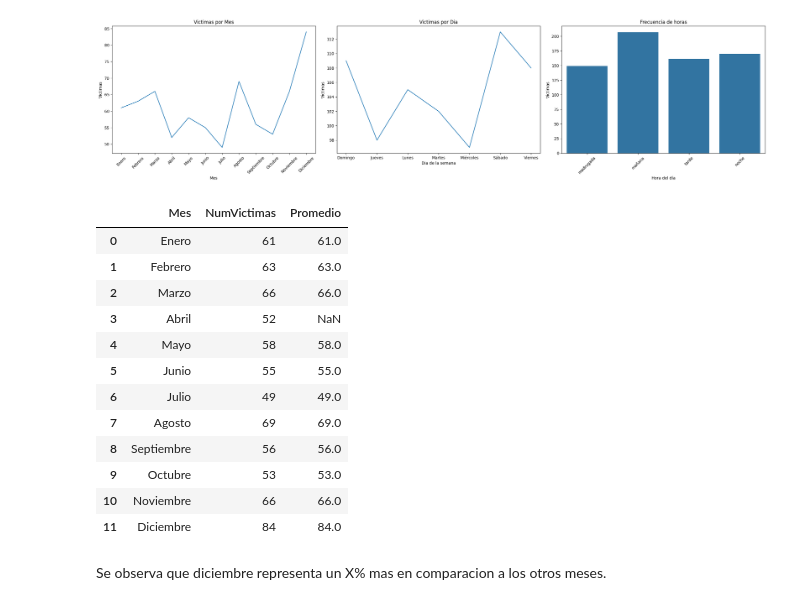
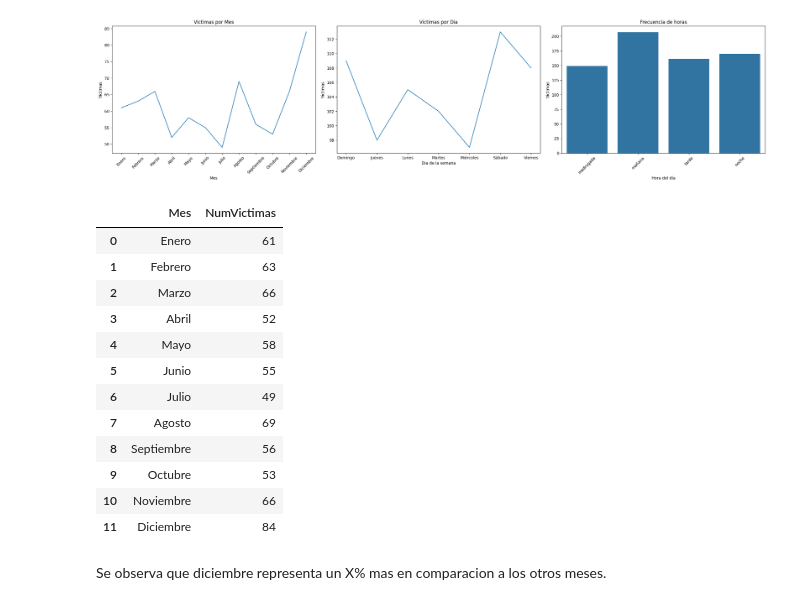
Before and after one commit to priscilamuniz/PI_Accidentes_Viales, a Jupyter notebook: 02_EDA.ipynb, the cells around one changed output. Drawn from its saved outputs; the diff is of its cells as text; code cells hidden in the pictures.

```diff
--- a/02_EDA.ipynb
+++ b/02_EDA.ipynb
@@ -377,22 +377,21 @@ t.VictimaDiaAnio(df)
 [figure]
 # %%
 grupo = df.groupby('Mes')['NumVictimas'].sum().reset_index()
-grupo['Promedio'] = grupo['NumVictimas'] / df['NumVictimas']
-grupo
+grupo                                                               # EL promedio son 61 muertes
 # %% [output]
-|  | Mes | NumVictimas | Promedio |
-| 0 | Enero | 61 | 61.0 |
-| 1 | Febrero | 63 | 63.0 |
-| 2 | Marzo | 66 | 66.0 |
-| 3 | Abril | 52 | NaN |
-| 4 | Mayo | 58 | 58.0 |
-| 5 | Junio | 55 | 55.0 |
-| 6 | Julio | 49 | 49.0 |
-| 7 | Agosto | 69 | 69.0 |
-| 8 | Septiembre | 56 | 56.0 |
-| 9 | Octubre | 53 | 53.0 |
-| 10 | Noviembre | 66 | 66.0 |
-| 11 | Diciembre | 84 | 84.0 |
+|  | Mes | NumVictimas |
+| 0 | Enero | 61 |
+| 1 | Febrero | 63 |
+| 2 | Marzo | 66 |
+| 3 | Abril | 52 |
+| 4 | Mayo | 58 |
+| 5 | Junio | 55 |
+| 6 | Julio | 49 |
+| 7 | Agosto | 69 |
+| 8 | Septiembre | 56 |
+| 9 | Octubre | 53 |
+| 10 | Noviembre | 66 |
+| 11 | Diciembre | 84 |
 # %% [markdown]
 Se observa que diciembre representa un X% mas en comparacion a los otros meses.
 # %%
```
Also changed, not shown: 49 other files.
